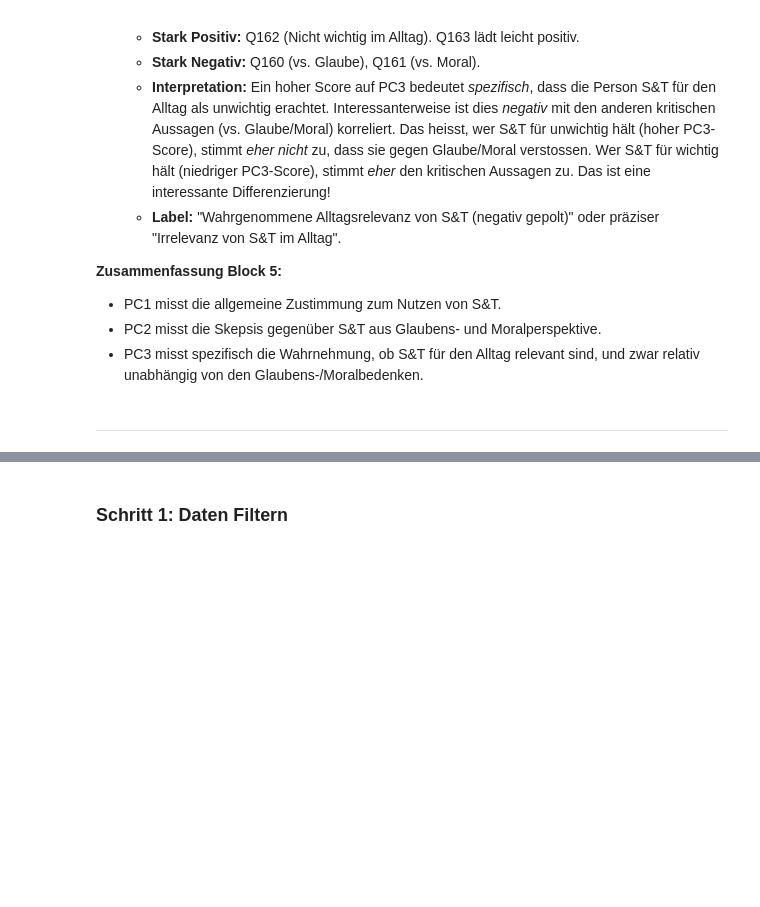
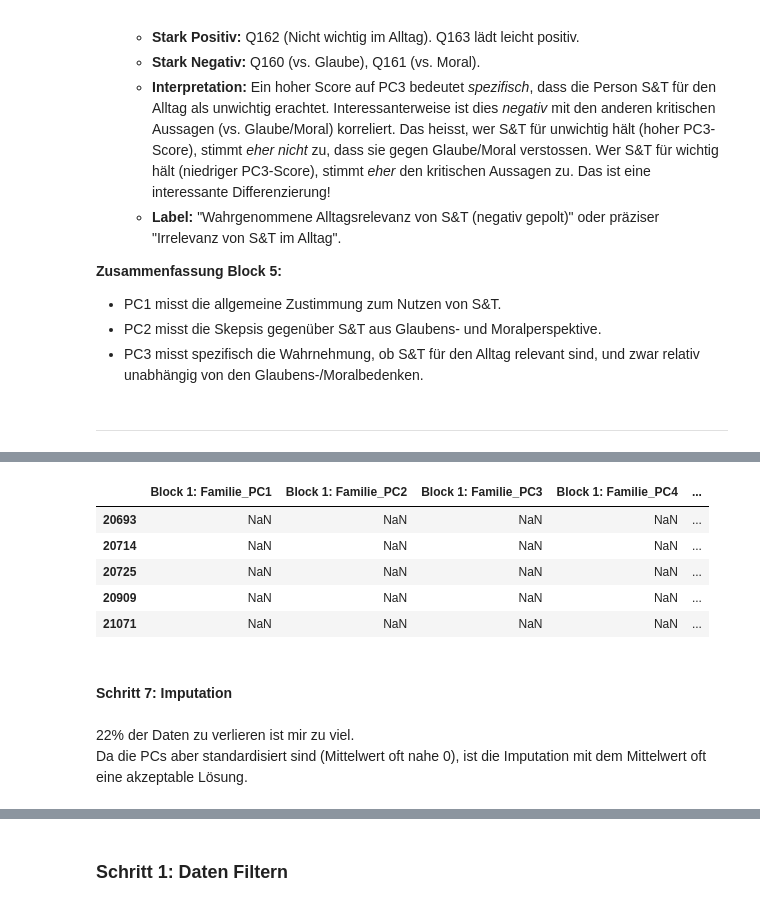
Before and after one commit to TobiasMaissen/cas_statistik_davi, a Jupyter notebook: statistik.ipynb, the cells around one changed output, grey strips where cells are left out. Saved outputs shown, nothing was run; the diff lists cells and outputs as text; code cells hidden in the pictures; blank space fills up the shorter version.

```diff
--- a/statistik.ipynb
+++ b/statistik.ipynb
@@ -2827,0 +2923,14 @@ Die Komponenten scheinen verschiedene Wertedimensionen abzubilden, oft als Gegen
+# %%
+df_all_pca_scores.tail()
+# %% [output]
+|  | Block 1: Familie_PC1 | Block 1: Familie_PC2 | Block 1: Familie_PC3 | Block 1: Familie_PC4 | ... |
+| 20693 | NaN | NaN | NaN | NaN | ... |
+| 20714 | NaN | NaN | NaN | NaN | ... |
+| 20725 | NaN | NaN | NaN | NaN | ... |
+| 20909 | NaN | NaN | NaN | NaN | ... |
+| 21071 | NaN | NaN | NaN | NaN | ... |
+# %% [markdown]
+#### Schritt 7: Imputation
+# %% [markdown]
+22% der Daten zu verlieren ist mir zu viel.
+Da die PCs aber standardisiert sind (Mittelwert oft nahe 0), ist die Imputation mit dem Mittelwert oft eine akzeptable Lösung.
```
Also changed, not shown: parts of 11 cells of this notebook.
